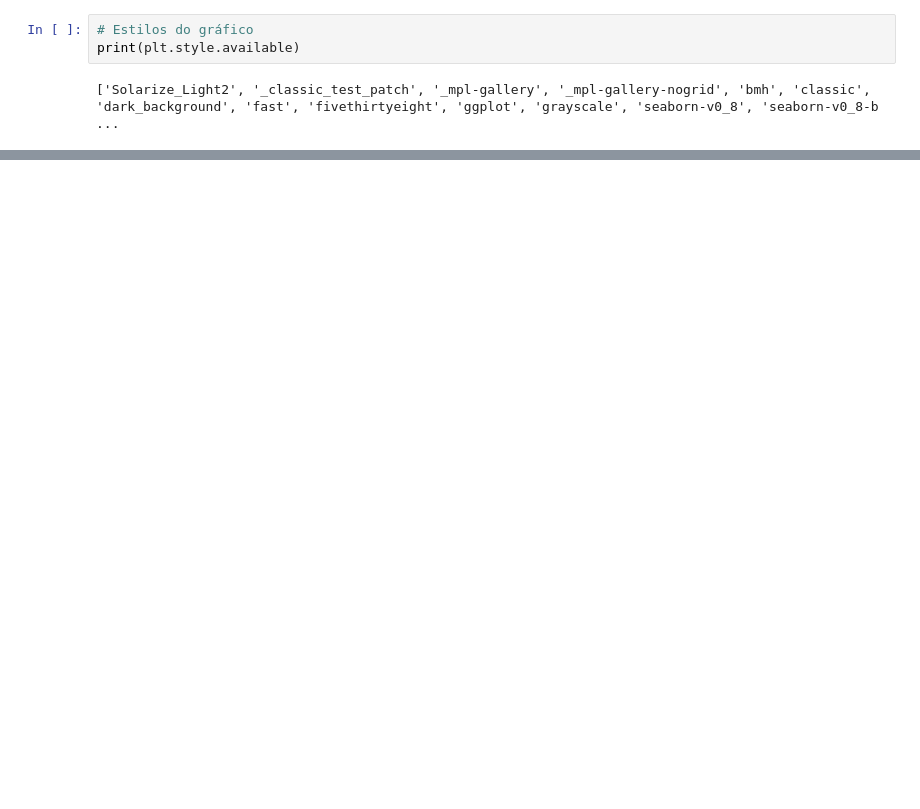
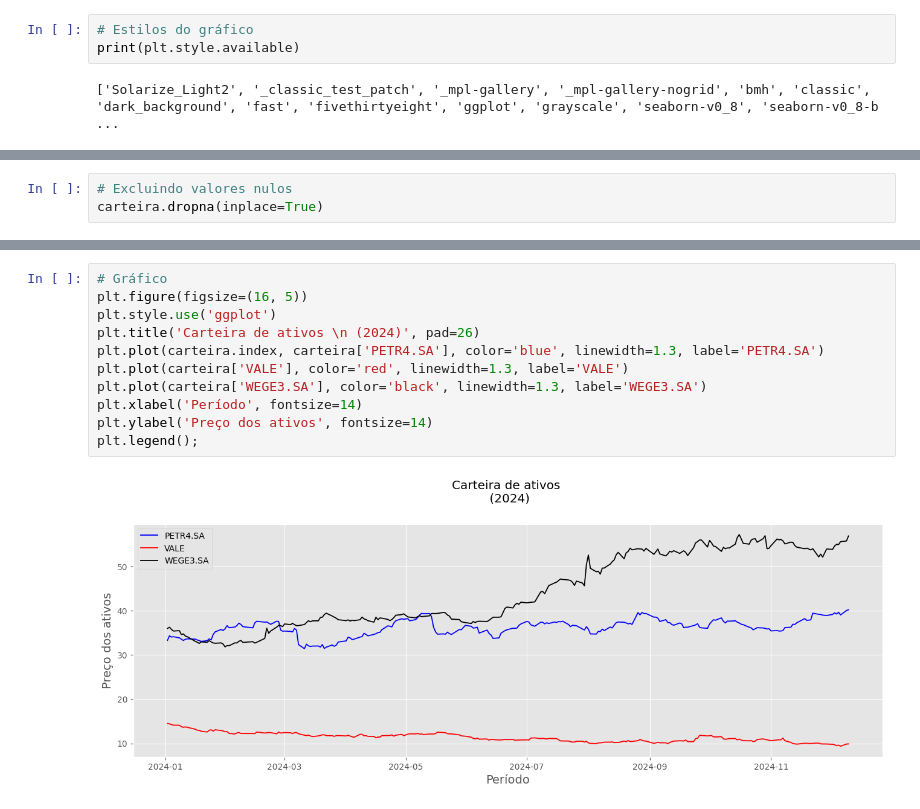
Before and after one commit to edubrumgithub/Analise-Indicadores-Financeiros-Economicos, a Jupyter notebook: main.ipynb, the cells around one changed output, grey strips where cells are left out. Saved outputs shown, nothing was run; the diff lists cells and outputs as text; blank space fills up the shorter version.

```diff
--- a/main.ipynb
+++ b/main.ipynb
@@ -77,0 +149,3 @@ plt.ylabel('Ibovespa', fontsize=14);
+# %%
+# Excluindo valores nulos
+carteira.dropna(inplace=True)
@@ -77,0 +165,13 @@ plt.ylabel('Ibovespa', fontsize=14);
+# %%
+# Gráfico
+plt.figure(figsize=(16, 5))
+plt.style.use('ggplot')
+plt.title('Carteira de ativos \n (2024)', pad=26)
+plt.plot(carteira.index, carteira['PETR4.SA'], color='blue', linewidth=1.3, label='PETR4.SA')
+plt.plot(carteira['VALE'], color='red', linewidth=1.3, label='VALE')
+plt.plot(carteira['WEGE3.SA'], color='black', linewidth=1.3, label='WEGE3.SA')
+plt.xlabel('Período', fontsize=14)
+plt.ylabel('Preço dos ativos', fontsize=14)
+plt.legend();
+# %% [output]
+[figure, added]
```
Also changed, not shown: parts of 11 cells of this notebook.
